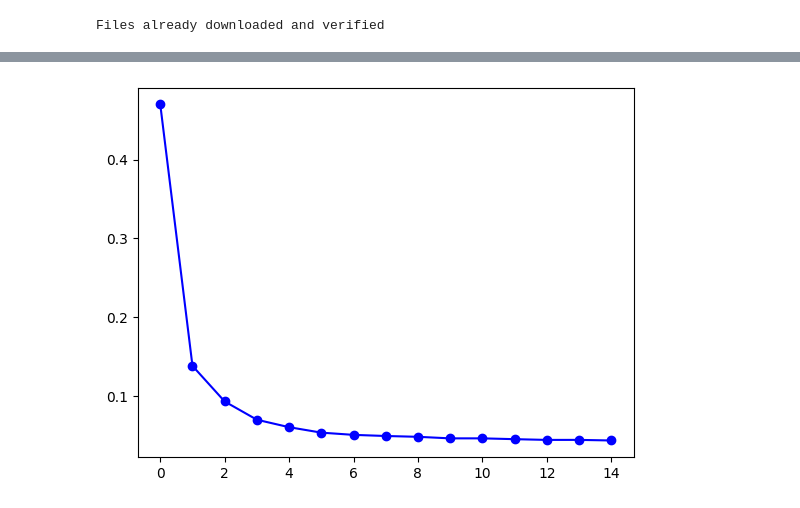
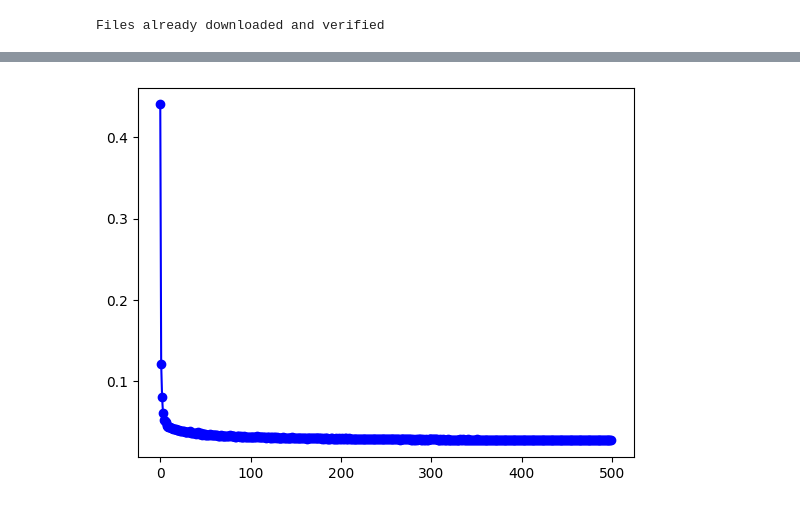
Before and after one commit to Splashing23/Image-Synthesis, a Jupyter notebook: image_synthesis.ipynb, the cells around one changed output, grey strips where cells are left out. Cells and saved outputs as stored; diff of their text form; code cells hidden in the pictures.

```diff
--- a/image_synthesis.ipynb
+++ b/image_synthesis.ipynb
@@ -120,39 +120,39 @@ model = model.to(device)
 criterion = nn.MSELoss()
 optimizer = optim.AdamW(params=model.parameters(), lr=2e-4, weight_decay=1e-3)
 # %%
-num_epochs = 15
+num_epochs = 500
 losses = []
-plt.title('Loss Over Epochs')
-plt.xlabel('Epoch')
-plt.ylabel('Loss')
-plt.gca().yaxis.set_major_locator(plt.MultipleLocator(0.1))  # Major ticks every 0.1
-plt.gca().yaxis.set_minor_locator(plt.MultipleLocator(0.01))  # Minor ticks every 0.01
 for epoch in tqdm(range(num_epochs)):
+    plt.figure(figsize=(10, 10))
+    plt.title('Loss Over Epochs')
+    plt.xlabel('Epoch')
+    plt.ylabel('Loss')
     plt.ylim(bottom=0.0) # , top=0.8)
     plt.gca().yaxis.set_major_locator(plt.MultipleLocator(0.1))  # Major ticks every 0.1
     plt.gca().yaxis.set_minor_locator(plt.MultipleLocator(0.01))  # Minor ticks every 0.01
     plt.grid(which='both', axis='y')
     plt.show()
+
     model.train()
     avg_loss = 0
     for images, _ in train_loader:
         t = torch.randint(0, time, (len(images),))
         noisy_images, noise = forward_diffuse(images, t)
         noisy_images, noise = noisy_images.to(device), noise.to(device)
 
         output = model(noisy_images, t.to(device))
         loss = criterion(output, noise)
         avg_loss += loss.item()
 
         optimizer.zero_grad()
         loss.backward()
         optimizer.step()
     avg_loss = avg_loss / len(train_loader)
     losses.append(avg_loss)
     plt.plot(losses, marker='o', linestyle='-', color='b', label='Loss')
     clear_output(wait=True)
 # %% [output]
-[figure, old version]
+[figure, new version]
 # %%
 with torch.no_grad():
     test_image = torch.randn((1, 3, 32, 32)).to(device)
```
Also changed, not shown: parts of 2 cells of this notebook.
